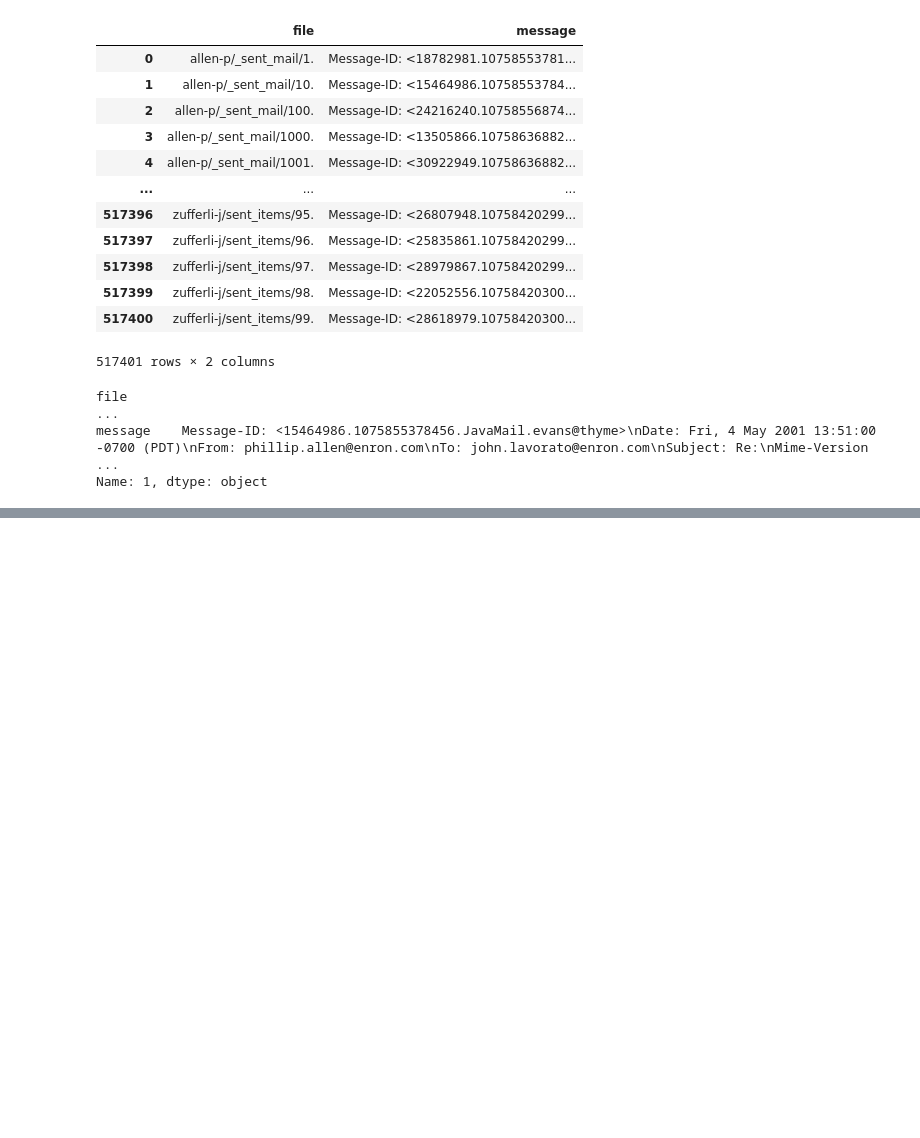
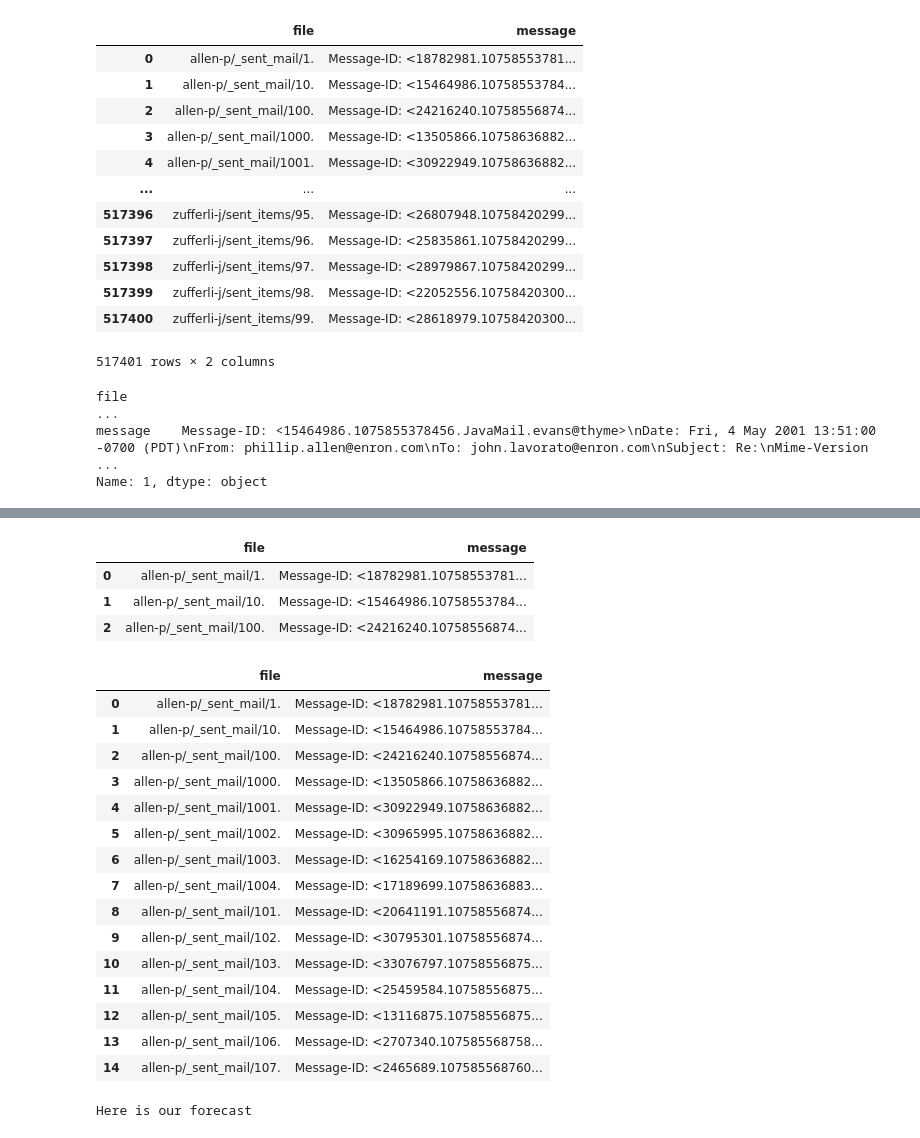
Before and after one commit to Esme-raida/Email_Summaizer, a Jupyter notebook: main.ipynb, the cells around one changed output, grey strips where cells are left out. Drawn from its saved outputs; the diff is of its cells as text; code cells hidden in the pictures; blank space fills up the shorter version.

```diff
--- a/main.ipynb
+++ b/main.ipynb
@@ -176,0 +72,8 @@ df.head()
+# %%
+import pandas as pd
+
+# Only load the first 2000 rows
+df = pd.read_csv("main_enron_emails.csv", encoding="utf-8", nrows=2000)
+
+# Check to confirm
+df.head()
@@ -176,0 +87,28 @@ df.head()
+# %%
+df.columns
+df.head(3)
+# %% [output]
+|  | file | message |
+| 0 | allen-p/_sent_mail/1. | Message-ID: <18782981.10758553781... |
+| 1 | allen-p/_sent_mail/10. | Message-ID: <15464986.10758553784... |
+| 2 | allen-p/_sent_mail/100. | Message-ID: <24216240.10758556874... |
+# %%
+pd.set_option('display.max_colwidth', None)
+df[["file", "message"]].iloc[0:15]
+# %% [output]
+|  | file | message |
+| 0 | allen-p/_sent_mail/1. | Message-ID: <18782981.10758553781... |
+| 1 | allen-p/_sent_mail/10. | Message-ID: <15464986.10758553784... |
+| 2 | allen-p/_sent_mail/100. | Message-ID: <24216240.10758556874... |
+| 3 | allen-p/_sent_mail/1000. | Message-ID: <13505866.10758636882... |
+| 4 | allen-p/_sent_mail/1001. | Message-ID: <30922949.10758636882... |
+| 5 | allen-p/_sent_mail/1002. | Message-ID: <30965995.10758636882... |
+| 6 | allen-p/_sent_mail/1003. | Message-ID: <16254169.10758636882... |
+| 7 | allen-p/_sent_mail/1004. | Message-ID: <17189699.10758636883... |
+| 8 | allen-p/_sent_mail/101. | Message-ID: <20641191.10758556874... |
+| 9 | allen-p/_sent_mail/102. | Message-ID: <30795301.10758556874... |
+| 10 | allen-p/_sent_mail/103. | Message-ID: <33076797.10758556875... |
+| 11 | allen-p/_sent_mail/104. | Message-ID: <25459584.10758556875... |
+| 12 | allen-p/_sent_mail/105. | Message-ID: <13116875.10758556875... |
+| 13 | allen-p/_sent_mail/106. | Message-ID: <2707340.107585568758... |
+| 14 | allen-p/_sent_mail/107. | Message-ID: <2465689.107585568760... |
@@ -176,0 +217,5 @@ df.head()
+# %%
+df["cleaned_text"] = df["message"].apply(clean_email_text_v3)
+print(df["cleaned_text"].iloc[0])
+# %% [output]
+Here is our forecast
```
Also changed, not shown: parts of 55 cells of this notebook.
